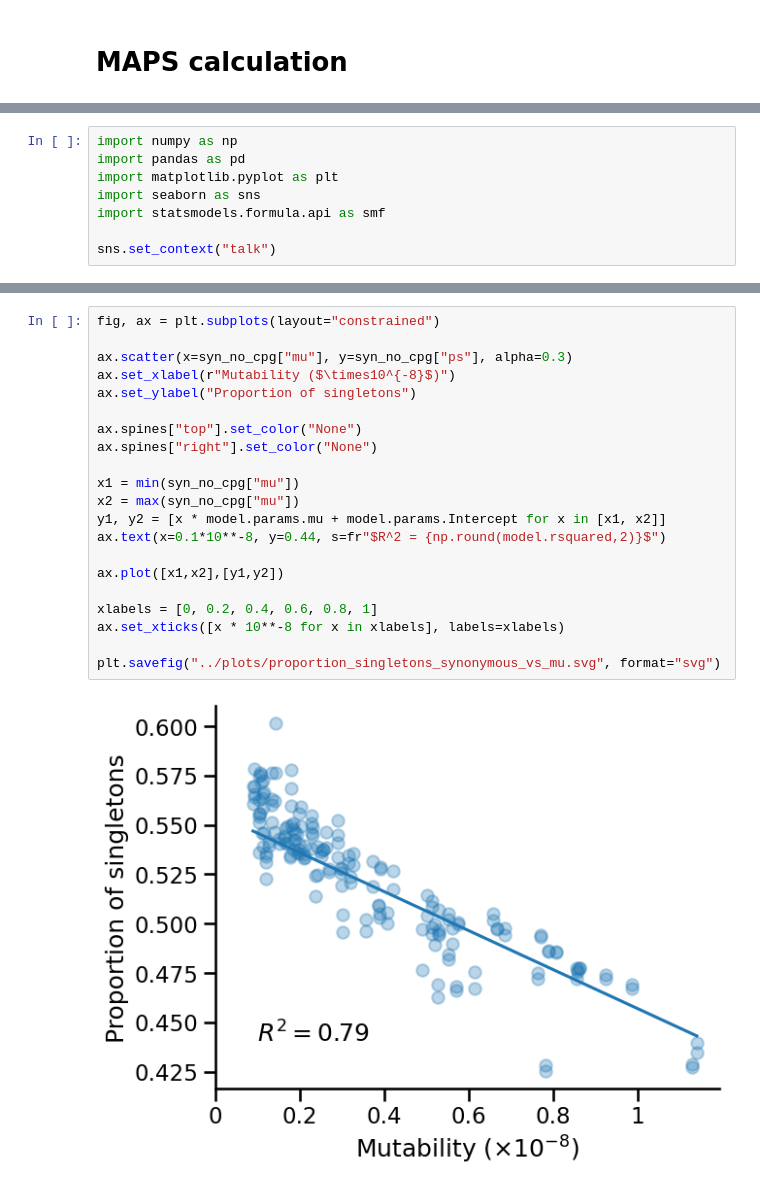
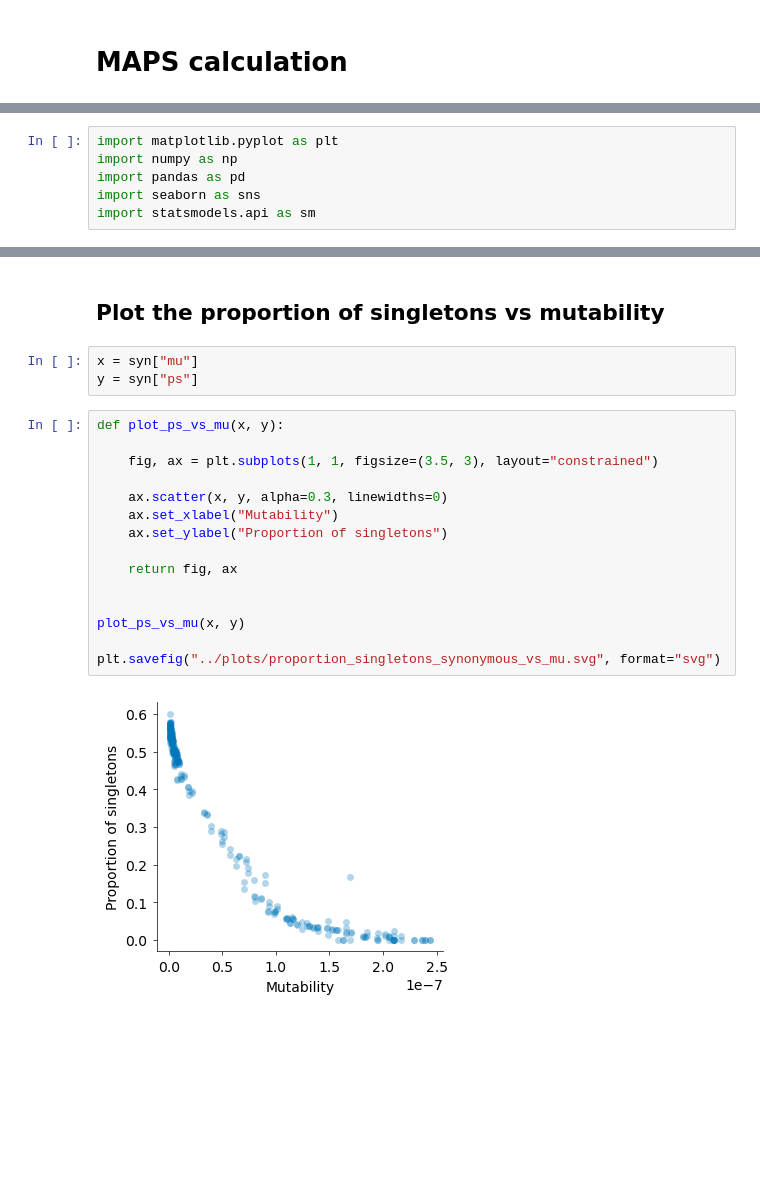
Before and after one commit to alexblakes/regional_nonsense_constraint, a Jupyter notebook: scripts_statistics/maps_calculation.ipynb, the cells around one changed output, grey strips where cells are left out. Saved outputs shown, nothing was run; the diff lists cells and outputs as text; blank space fills up the shorter version.

```diff
--- a/scripts_statistics/maps_calculation.ipynb
+++ b/scripts_statistics/maps_calculation.ipynb
@@ -3,8 +5,6 @@
 # %%
+import matplotlib.pyplot as plt
 import numpy as np
 import pandas as pd
-import matplotlib.pyplot as plt
 import seaborn as sns
-import statsmodels.formula.api as smf
-
-sns.set_context("talk")
+import statsmodels.api as sm
@@ -32,23 +39,22 @@ strong multicollinearity problems or that the design matrix is singular.
-# %%
-fig, ax = plt.subplots(layout="constrained")
-
-ax.scatter(x=syn_no_cpg["mu"], y=syn_no_cpg["ps"], alpha=0.3)
-ax.set_xlabel(r"Mutability ($\times10^{-8}$)")
-ax.set_ylabel("Proportion of singletons")
-
-ax.spines["top"].set_color("None")
-ax.spines["right"].set_color("None")
-
-x1 = min(syn_no_cpg["mu"])
-x2 = max(syn_no_cpg["mu"])
-y1, y2 = [x * model.params.mu + model.params.Intercept for x in [x1, x2]]
-ax.text(x=0.1*10**-8, y=0.44, s=fr"$R^2 = {np.round(model.rsquared,2)}$")
-
-ax.plot([x1,x2],[y1,y2])
-
-xlabels = [0, 0.2, 0.4, 0.6, 0.8, 1]
-ax.set_xticks([x * 10**-8 for x in xlabels], labels=xlabels)
-
-plt.savefig("../plots/proportion_singletons_synonymous_vs_mu.svg", format="svg")
-# %% [output]
-[figure, removed]
+# %% [markdown]
+## Plot the proportion of singletons vs mutability
+# %%
+x = syn["mu"]
+y = syn["ps"]
+# %%
+def plot_ps_vs_mu(x, y):
+
+    fig, ax = plt.subplots(1, 1, figsize=(3.5, 3), layout="constrained")
+
+    ax.scatter(x, y, alpha=0.3, linewidths=0)
+    ax.set_xlabel("Mutability")
+    ax.set_ylabel("Proportion of singletons")
+
+    return fig, ax
+
+
+plot_ps_vs_mu(x, y)
+
+plt.savefig("../plots/proportion_singletons_synonymous_vs_mu.svg", format="svg")
+# %% [output]
+[figure, added]
```
Also changed, not shown: parts of 23 cells of this notebook.
